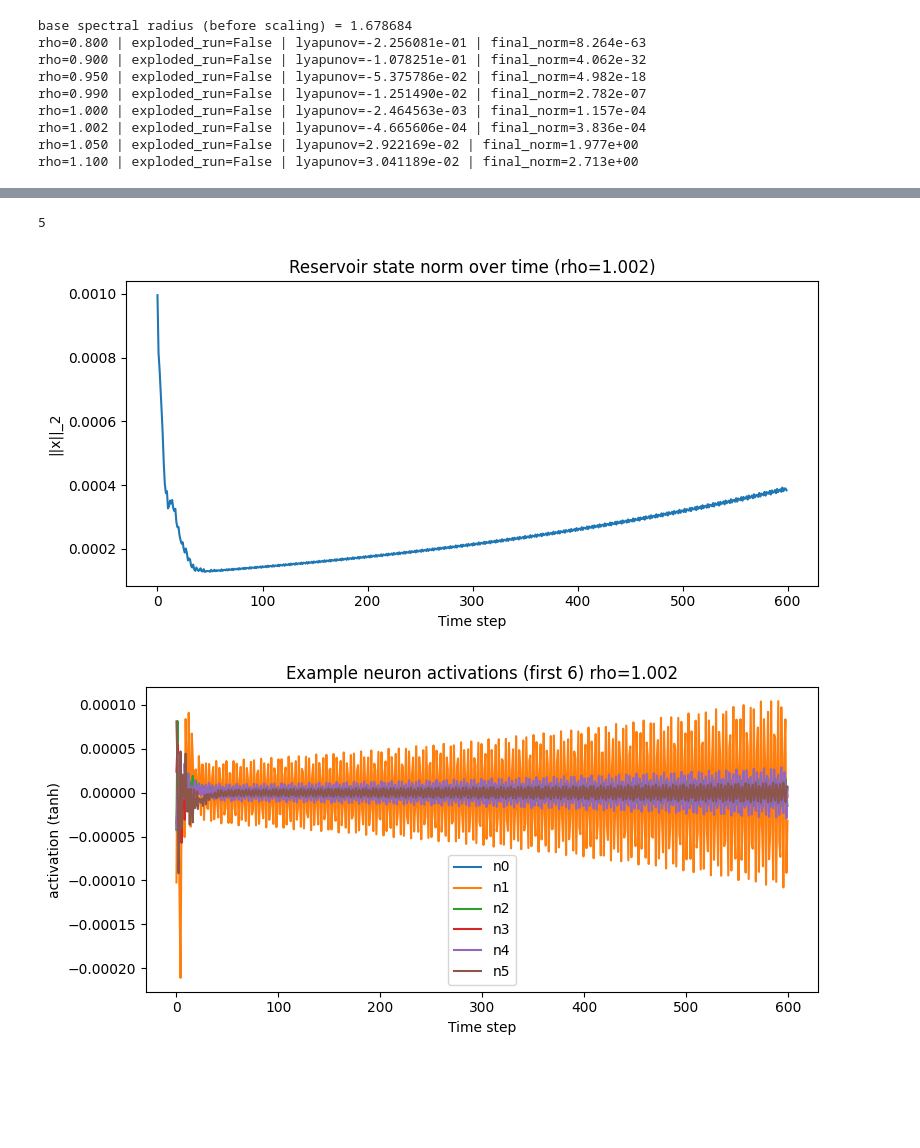
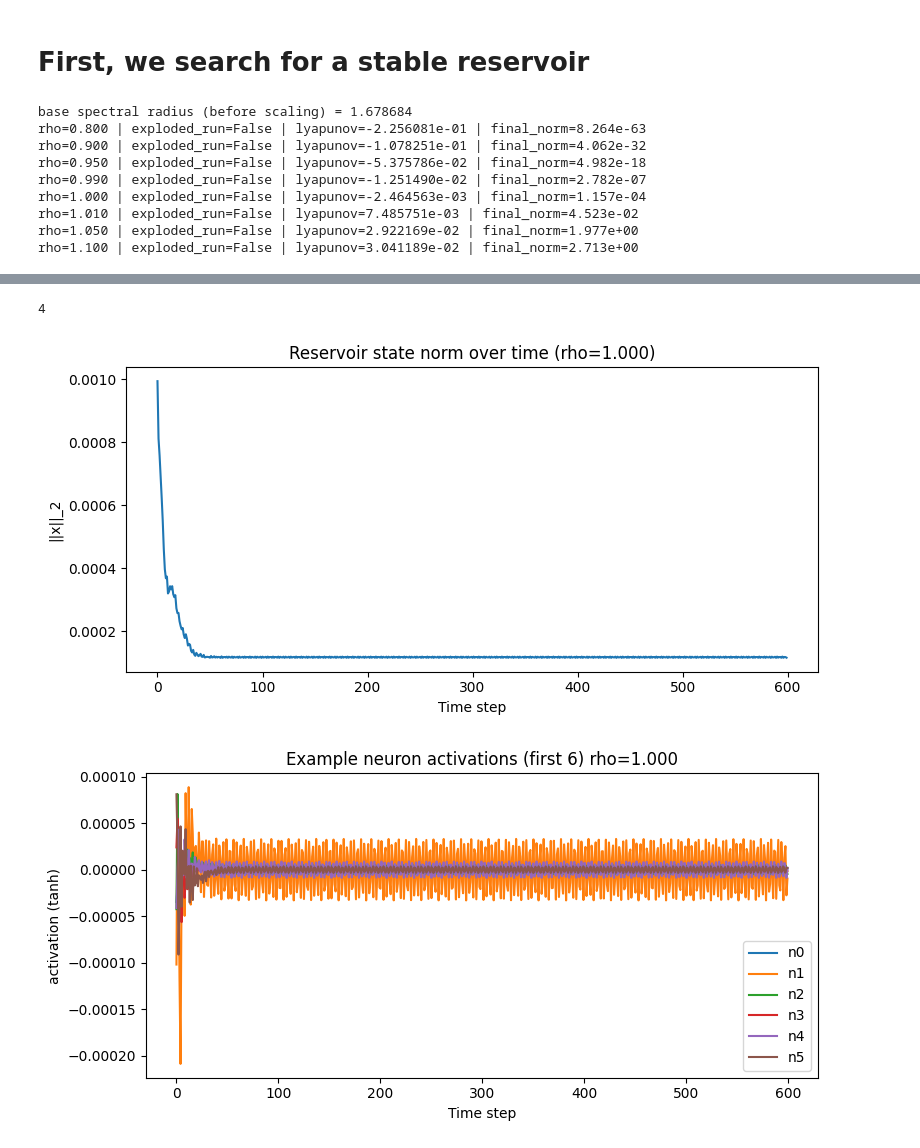
Before and after one commit to FreshMedlar/EvoReservoir, a Jupyter notebook: chaos.ipynb, the cells around one changed output, grey strips where cells are left out. Saved outputs shown, nothing was run; the diff lists cells and outputs as text; code cells hidden in the pictures; blank space fills up the shorter version.

```diff
--- a/chaos.ipynb
+++ b/chaos.ipynb
@@ -1,3 +1,5 @@
+# %% [markdown]
+# First, we search for a stable reservoir
 # %%
 """
 Echo State Network (ESN) - edge-of-chaos exploration
@@ -176,7 +178,6 @@ def experiment_and_plot(
 
     # pick the rho closest to 1.0 for time-series plots
     idx_closest = np.argmin(np.abs(rhos - 1.0))
-    idx_closest = 5
     print(idx_closest)
     chosen = results[idx_closest]
     xs_chosen = chosen["states"]
@@ -204,35 +205,35 @@ def experiment_and_plot(
     plt.legend()
     plt.tight_layout()
     plt.show()
 
     # return results dict for further analysis if wanted
     return results
 
 # ----------------------
 # If script is executed directly, run a demonstration experiment
 # ----------------------
 if __name__ == "__main__":
     # Example: smaller reservoir for quick experimentation
     results = experiment_and_plot(
         N=150,                # try larger N (200-1000) for more realistic reservoirs, but longer runtime
         density=0.02,         # sparse connectivity
-        spectral_radii=np.array([0.8, 0.9, 0.95, 0.99, 1.0, 1.002, 1.05, 1.1]),
+        spectral_radii=np.array([0.8, 0.9, 0.95, 0.99, 1.0, 1.01, 1.05, 1.1]),
         sim_steps=600,
         lyap_steps=300,
         explosion_threshold=1e6,
         random_state=12345
     )
 # %% [output]
 base spectral radius (before scaling) = 1.678684
 rho=0.800 | exploded_run=False | lyapunov=-2.256081e-01 | final_norm=8.264e-63
 rho=0.900 | exploded_run=False | lyapunov=-1.078251e-01 | final_norm=4.062e-32
 rho=0.950 | exploded_run=False | lyapunov=-5.375786e-02 | final_norm=4.982e-18
 rho=0.990 | exploded_run=False | lyapunov=-1.251490e-02 | final_norm=2.782e-07
 rho=1.000 | exploded_run=False | lyapunov=-2.464563e-03 | final_norm=1.157e-04
-rho=1.002 | exploded_run=False | lyapunov=-4.665606e-04 | final_norm=3.836e-04
+rho=1.010 | exploded_run=False | lyapunov=7.485751e-03 | final_norm=4.523e-02
 rho=1.050 | exploded_run=False | lyapunov=2.922169e-02 | final_norm=1.977e+00
 rho=1.100 | exploded_run=False | lyapunov=3.041189e-02 | final_norm=2.713e+00
 [figure]
-5
+4
-[figure, old version]
+[figure, new version]
-[figure, old version]
+[figure, new version]
```
Also changed, not shown: parts of 5 cells of this notebook.
